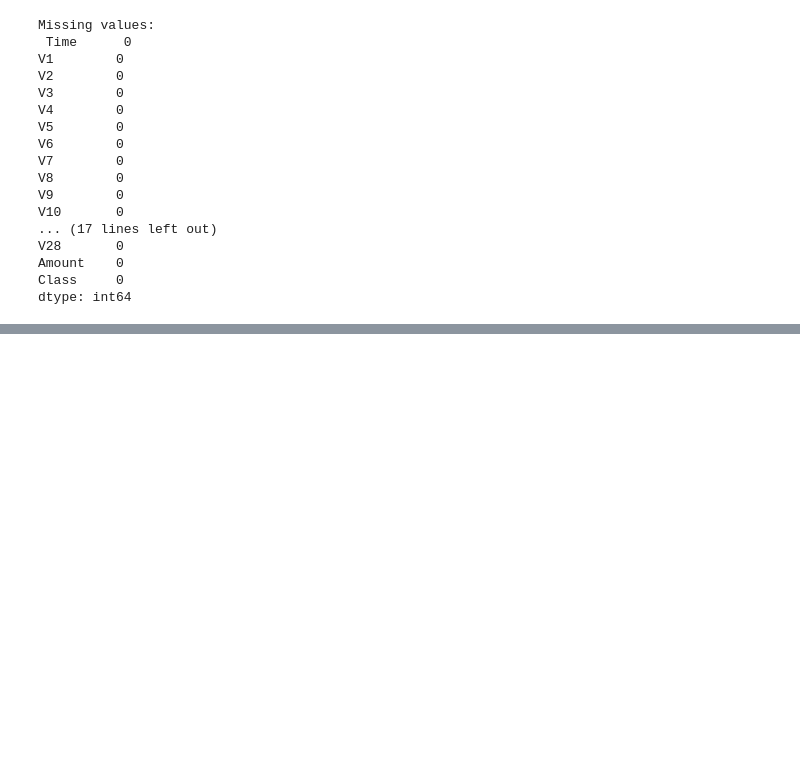
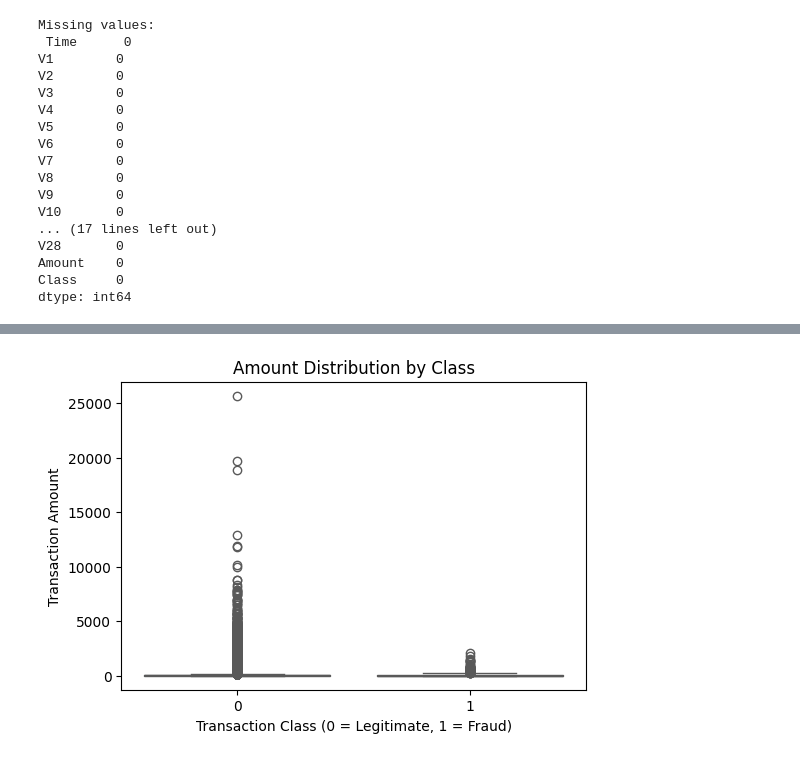
Before and after one commit to tbirch5/fraud-detection-decision-tree, a Jupyter notebook: notebooks/eda_fraud_detection.ipynb, the cells around one changed output, grey strips where cells are left out. Saved outputs shown, nothing was run; the diff lists cells and outputs as text; code cells hidden in the pictures; blank space fills up the shorter version.

```diff
--- a/notebooks/eda_fraud_detection.ipynb
+++ b/notebooks/eda_fraud_detection.ipynb
@@ -66,0 +102,10 @@ dtype: int64
+# %%
+# Plot displays Amount distribution by class enabling comparison between legitimate and fraudulent transactions
+plt.figure(figsize=(6, 4))
+sns.boxplot(data=df, x='Class', y='Amount', hue='Class', palette='Set2', legend=False)
+plt.title('Amount Distribution by Class')
+plt.xlabel('Transaction Class (0 = Legitimate, 1 = Fraud)')
+plt.ylabel('Transaction Amount')
+plt.show()
+# %% [output]
+[figure, added]
```
Also changed, not shown: parts of 7 cells of this notebook, 1 other file.
